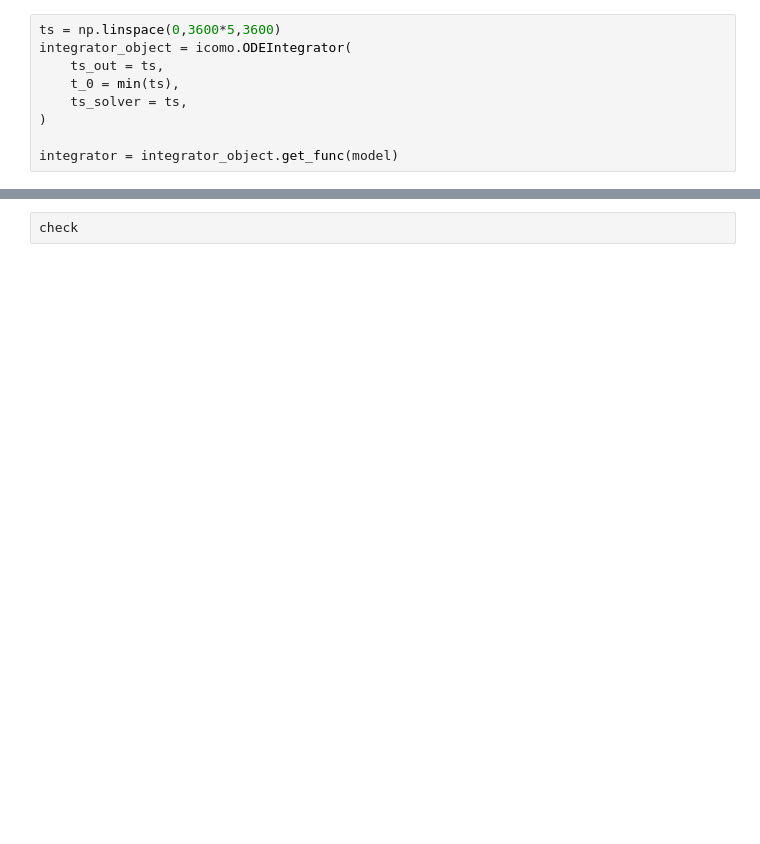
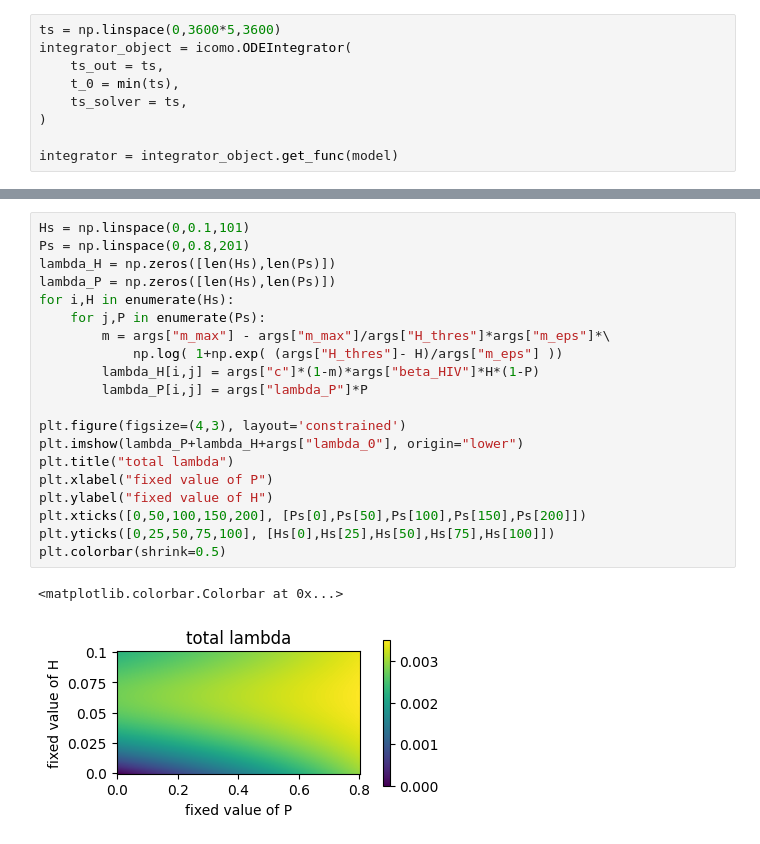
Before and after one commit to Priesemann-Group/testing-paradox-HIV-STI, a Jupyter notebook: notebooks/STI_model_sweep.ipynb, the cells around one changed output, grey strips where cells are left out. Saved outputs shown, nothing was run; the diff lists cells and outputs as text; blank space fills up the shorter version.

```diff
--- a/notebooks/STI_model_sweep.ipynb
+++ b/notebooks/STI_model_sweep.ipynb
@@ -140,2 +145,23 @@ NameError: name 'res_I' is not defined
-# %%
-check
+# %%
+Hs = np.linspace(0,0.1,101)
+Ps = np.linspace(0,0.8,201)
+lambda_H = np.zeros([len(Hs),len(Ps)])
+lambda_P = np.zeros([len(Hs),len(Ps)])
+for i,H in enumerate(Hs):
+    for j,P in enumerate(Ps):
+        m = args["m_max"] - args["m_max"]/args["H_thres"]*args["m_eps"]*\
+            np.log( 1+np.exp( (args["H_thres"]- H)/args["m_eps"] ))
+        lambda_H[i,j] = args["c"]*(1-m)*args["beta_HIV"]*H*(1-P)
+        lambda_P[i,j] = args["lambda_P"]*P
+
+plt.figure(figsize=(4,3), layout='constrained')
+plt.imshow(lambda_P+lambda_H+args["lambda_0"], origin="lower")
+plt.title("total lambda")
+plt.xlabel("fixed value of P")
+plt.ylabel("fixed value of H")
+plt.xticks([0,50,100,150,200], [Ps[0],Ps[50],Ps[100],Ps[150],Ps[200]])
+plt.yticks([0,25,50,75,100], [Hs[0],Hs[25],Hs[50],Hs[75],Hs[100]])
+plt.colorbar(shrink=0.5)
+# %% [output]
+<matplotlib.colorbar.Colorbar at 0x...>
+[figure, added]
```
Also changed, not shown: parts of 6 cells of this notebook.
